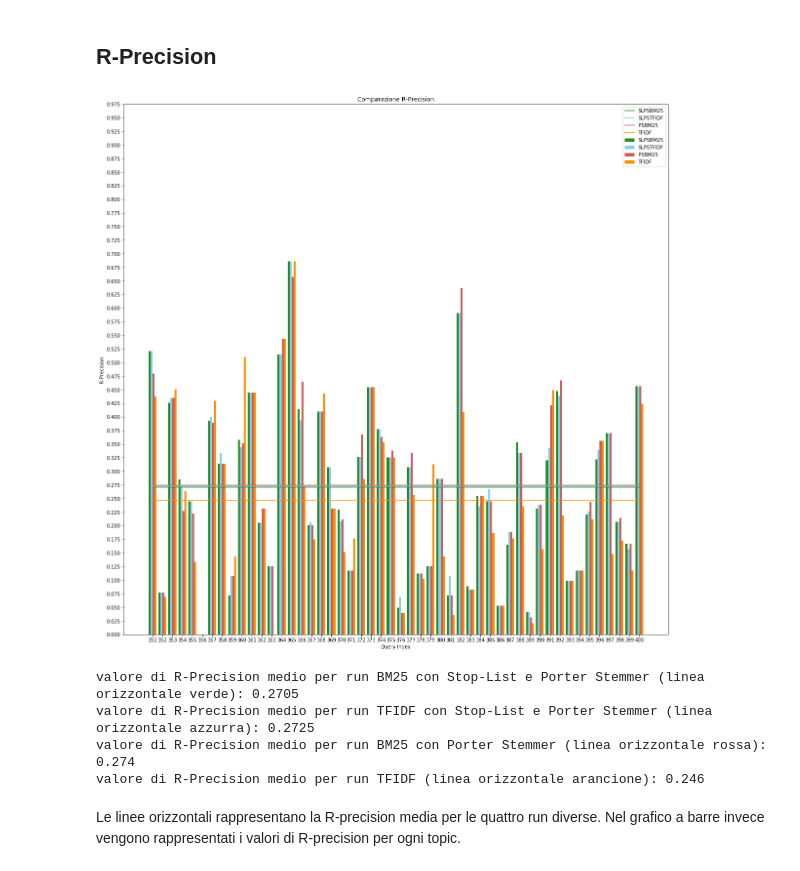
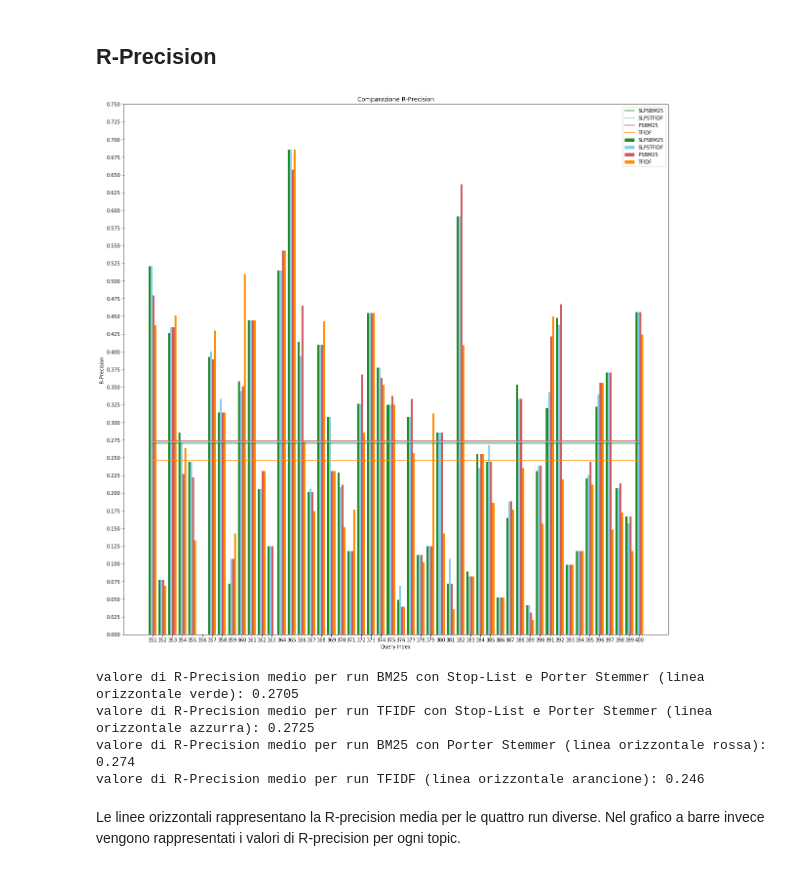
Before and after one commit to LeonardoLerose/homework1-ir, a Jupyter notebook: IR_HW1ign.ipynb, the cells around one changed output. Cells and saved outputs as stored; diff of their text form; code cells hidden in the pictures.

```diff
--- a/IR_HW1ign.ipynb
+++ b/IR_HW1ign.ipynb
@@ -319,15 +319,15 @@ Le linee orizzontali rappresentano le MAP per le quattro run diverse. Nel grafic
 ## R-Precision
 # %%
 plot4histograms('Comparazione R-Precision', 'Query Index', 'R-Precision', Rprec_SL_PS_BM2550, Rprec_SL_PS_TFIDF50, Rprec_PS_BM2550, Rprec_TFIDF50,
-                Rprec_SL_PS_BM25, Rprec_SL_PS_TFIDF, Rprec_PS_BM25, Rprec_TFIDF, 1, 0.025, 0.20,
+                Rprec_SL_PS_BM25, Rprec_SL_PS_TFIDF, Rprec_PS_BM25, Rprec_TFIDF, 0.775, 0.025, 0.20,
                 'SLPSBM25', 'SLPSTFIDF','PSBM25','TFIDF', 'SLPSBM25', 'SLPSTFIDF','PSBM25','TFIDF', qrange_351_400)
 
 print("valore di R-Precision medio per run BM25 con Stop-List e Porter Stemmer (linea orizzontale verde): " + str(Rprec_SL_PS_BM25))
 print("valore di R-Precision medio per run TFIDF con Stop-List e Porter Stemmer (linea orizzontale azzurra): " + str(Rprec_SL_PS_TFIDF))
 print("valore di R-Precision medio per run BM25 con Porter Stemmer (linea orizzontale rossa): " + str(Rprec_PS_BM25))
 print("valore di R-Precision medio per run TFIDF (linea orizzontale arancione): " + str(Rprec_TFIDF))
 # %% [output]
-[figure, old version]
+[figure, new version]
 valore di R-Precision medio per run BM25 con Stop-List e Porter Stemmer (linea orizzontale verde): 0.2705
 valore di R-Precision medio per run TFIDF con Stop-List e Porter Stemmer (linea orizzontale azzurra): 0.2725
 valore di R-Precision medio per run BM25 con Porter Stemmer (linea orizzontale rossa): 0.274
```
Also changed, not shown: parts of 5 cells of this notebook.
